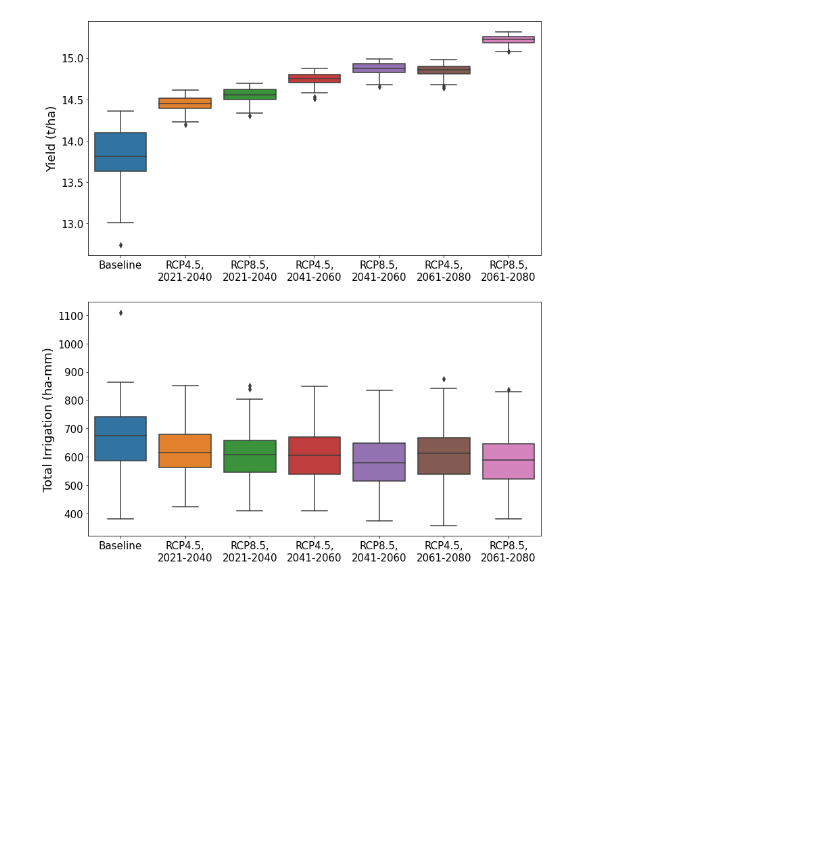
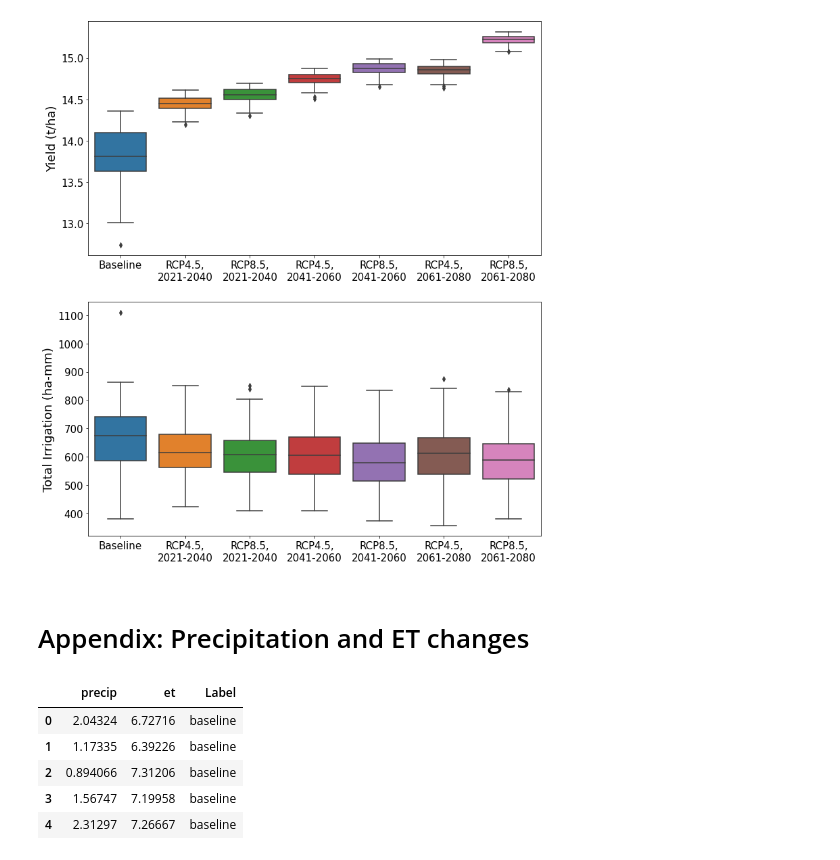
Before and after one commit to aquacropos/aquacrop, a Jupyter notebook: tutorials/AquaCrop_OSPy_Notebook_4.ipynb, the cells around one changed output. Saved outputs shown, nothing was run; the diff lists cells and outputs as text; code cells hidden in the pictures; blank space fills up the shorter version.

```diff
--- a/tutorials/AquaCrop_OSPy_Notebook_4.ipynb
+++ b/tutorials/AquaCrop_OSPy_Notebook_4.ipynb
@@ -201,3 +203,5 @@ ax[1].set_ylabel('Total Irrigation (ha-mm)',fontsize=18)
 # %% [output]
 Text(0, 0.5, 'Total Irrigation (ha-mm)')
 [figure]
+# %% [markdown]
+# Appendix: Precipitation and ET changes
@@ -203,0 +220,36 @@ Text(0, 0.5, 'Total Irrigation (ha-mm)')
+# %%
+from tqdm.notebook import tqdm # progress bar
+
+
+for i in tqdm(range(6)):
+
+    year = all_year_list[i]
+    wdf = wdf_list[i]
+    co2 = co2_list[i]
+    label=label_list[i]
+
+    wdf = wdf[wdf.Date>f'{year}-05-01']
+    wdf = wdf[wdf.Date<f'{year}-10-31']
+
+    #print(wdf.ReferenceET.mean())
+
+    precip_list = list(wdf.groupby('simyear').mean().Precipitation.values)
+    et_list = list(wdf.groupby('simyear').mean().ReferenceET.values)
+
+
+    all_precip.extend(precip_list)
+    all_et.extend(et_list)
+    all_new_labels.extend([label]*len(et_list))
+# %%
+import pandas as pd
+
+df = pd.DataFrame([all_precip,all_et,all_new_labels]).T
+df.columns = ['precip','et','Label']
+df.head()
+# %% [output]
+|  | precip | et | Label |
+| 0 | 2.04324 | 6.72716 | baseline |
+| 1 | 1.17335 | 6.39226 | baseline |
+| 2 | 0.894066 | 7.31206 | baseline |
+| 3 | 1.56747 | 7.19958 | baseline |
+| 4 | 2.31297 | 7.26667 | baseline |
```
Also changed, not shown: parts of 3 cells of this notebook, 11 other files.
